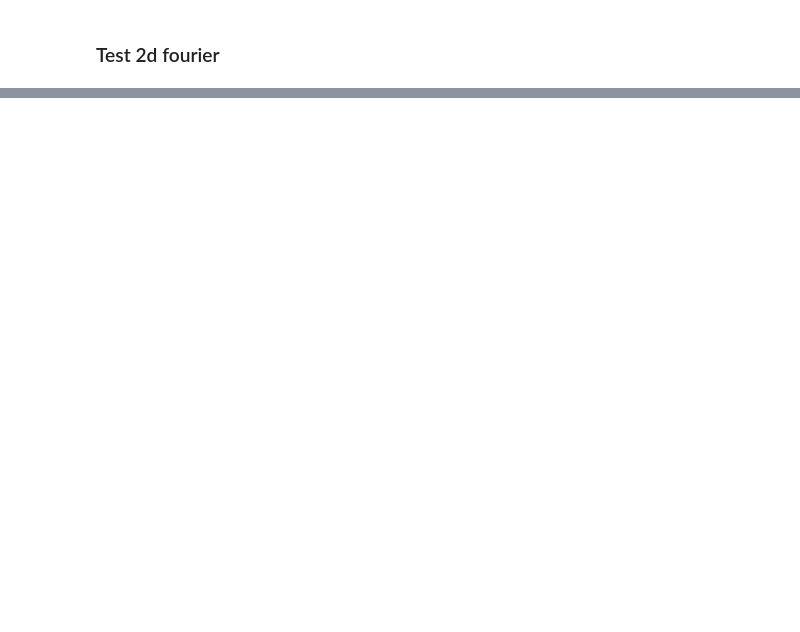
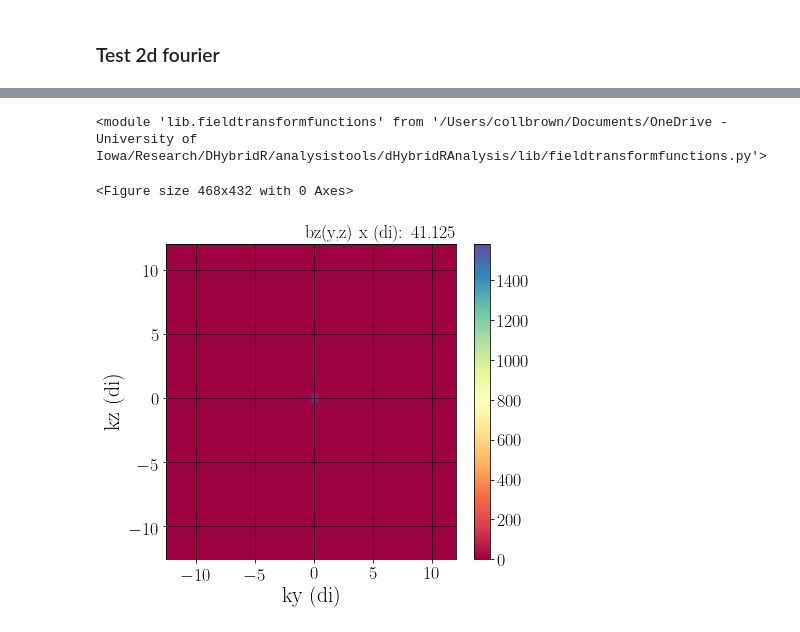
Before and after one commit to collinrbr/FPCAnalysis, a Jupyter notebook: dHybridR.ipynb, the cells around one changed output, grey strips where cells are left out. Drawn from its saved outputs; the diff is of its cells as text; code cells hidden in the pictures; blank space fills up the shorter version.

```diff
--- a/dHybridR.ipynb
+++ b/dHybridR.ipynb
@@ -704,0 +466,16 @@ if(9.625 not in vx):
+# %%
+#block to reload modules. Call this block after editing libraries
+import importlib
+importlib.reload(lf)
+importlib.reload(af)
+importlib.reload(pf)
+importlib.reload(svf)
+importlib.reload(sanf)
+importlib.reload(ftf)
+# %% [output]
+<module 'lib.fieldtransformfunctions' from '/Users/collbrown/Documents/OneDrive - University of Iowa/Research/DHybridR/analysistools/dHybridRAnalysis/lib/fieldtransformfunctions.py'>
+# %%
+k0, k1, fieldpmesh, xplot, yplot = pf.plot_fft_norm(dfields,'bz','yz',plotlog = False,takeaxisaverage=False,xxindex=164)
+# %% [output]
+<Figure size 468x432 with 0 Axes>
+[figure, added]
```
Also changed, not shown: parts of 72 cells of this notebook, 2 other files.
